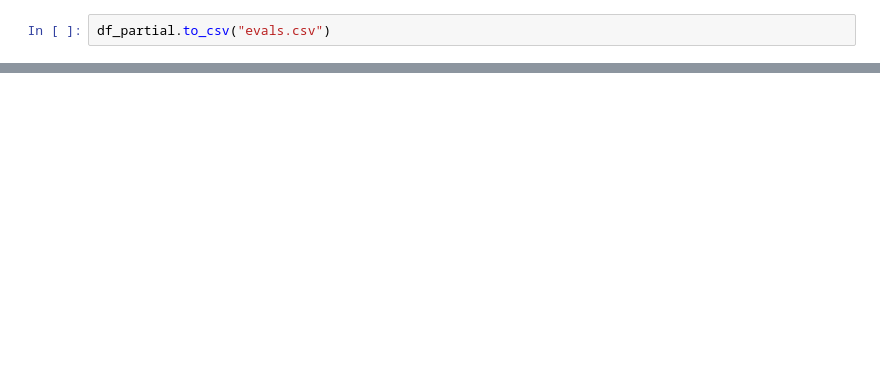
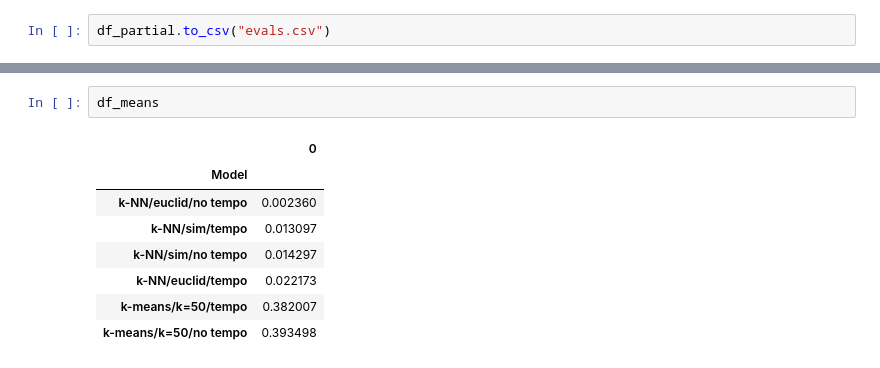
Before and after one commit to sethbilliau/spotify_playlists, a Jupyter notebook: Models_eval.ipynb, the cells around one changed output, grey strips where cells are left out. Saved outputs shown, nothing was run; the diff lists cells and outputs as text; blank space fills up the shorter version.

```diff
--- a/Models_eval.ipynb
+++ b/Models_eval.ipynb
@@ -156,0 +170,11 @@ dtype: float64
+# %%
+df_means
+# %% [output]
+|  | 0 |
+| Model |  |
+| k-NN/euclid/no tempo | 0.002360 |
+| k-NN/sim/tempo | 0.013097 |
+| k-NN/sim/no tempo | 0.014297 |
+| k-NN/euclid/tempo | 0.022173 |
+| k-means/k=50/tempo | 0.382007 |
+| k-means/k=50/no tempo | 0.393498 |
```
Also changed, not shown: parts of 4 cells of this notebook, 1 other file.
